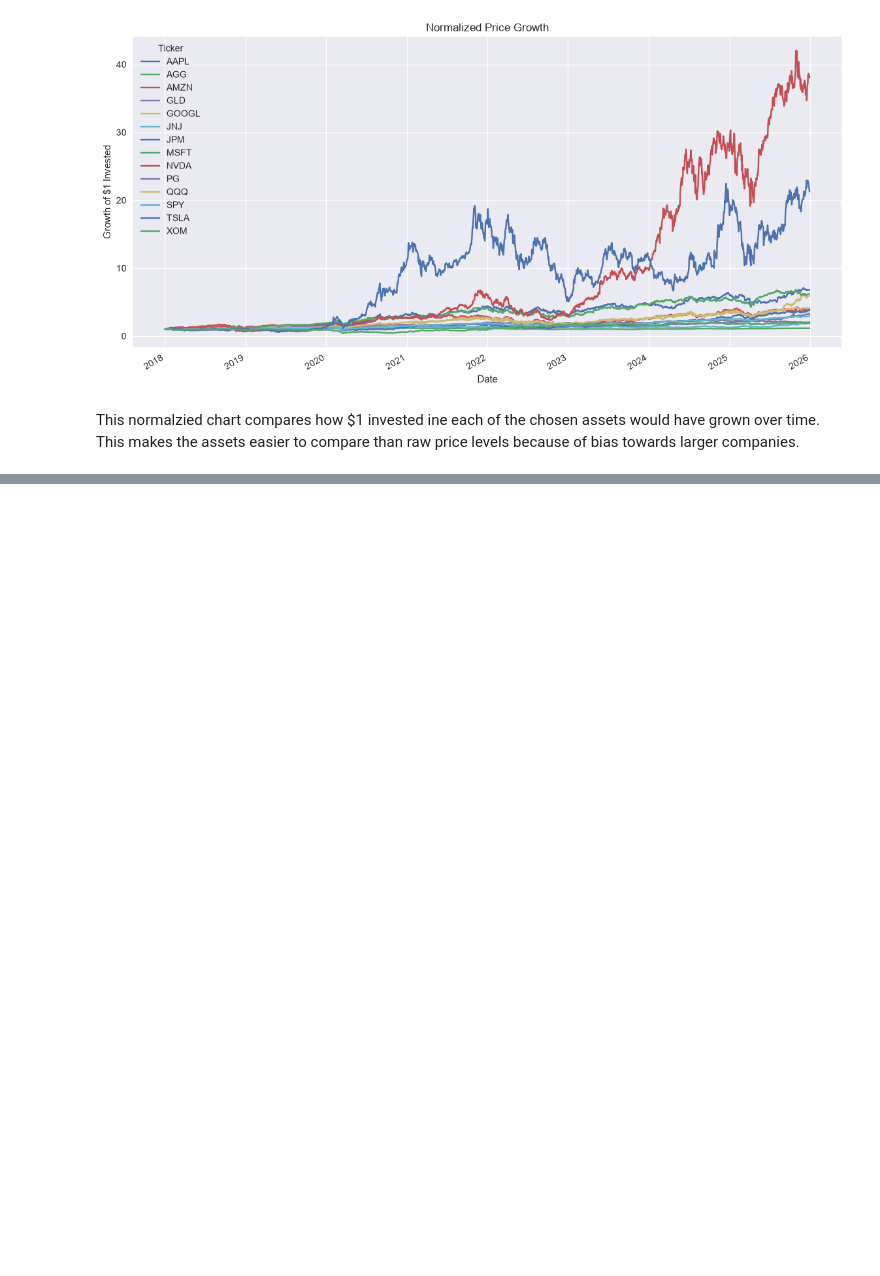
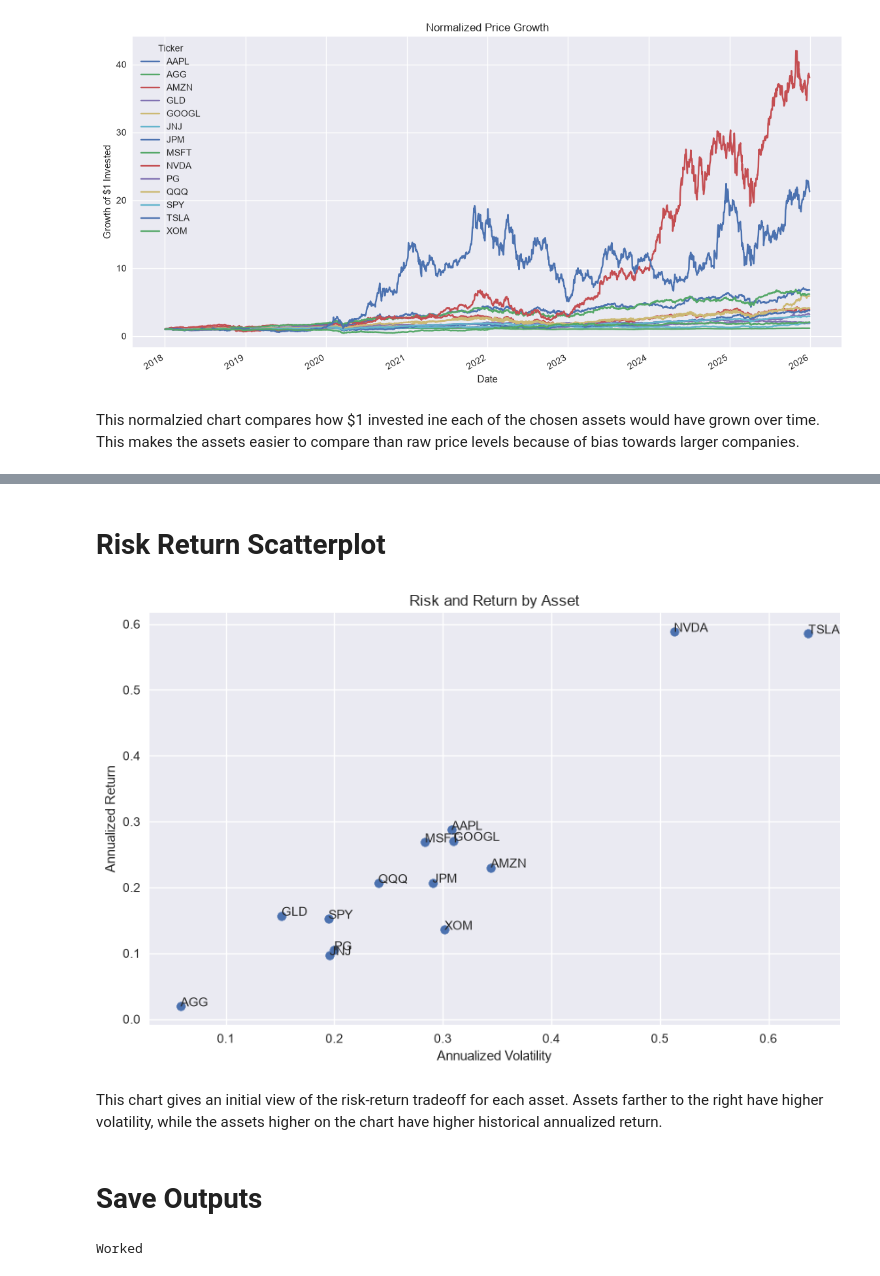
Before and after one commit to SamiiShabuse/INFO442-Group-Project, a Jupyter notebook: notebooks/01_data_acquisition.ipynb, the cells around one changed output, grey strips where cells are left out. Saved outputs shown, nothing was run; the diff lists cells and outputs as text; code cells hidden in the pictures; blank space fills up the shorter version.

Commit message:
create final summary for data exploratoin on yFinance

```diff
--- a/notebooks/01_data_acquisition.ipynb
+++ b/notebooks/01_data_acquisition.ipynb
@@ -296,0 +364,8 @@ This normalzied chart compares how $1 invested ine each of the chosen assets wou
+# %%
+TRADING_DAYS = 252
+
+annualized_return = daily_returns.mean() * TRADING_DAYS
+annualized_volatility = daily_returns.std() * np.sqrt(TRADING_DAYS)
+
+print(annualized_return)
+print(annualized_volatility)
@@ -296,0 +390,7 @@ This normalzied chart compares how $1 invested ine each of the chosen assets wou
+# %%
+summary_stats = pd.DataFrame({
+    "annualized_return" : annualized_return,
+    "annualized_volatility" : annualized_volatility
+})
+
+summary_stats
@@ -296,0 +414,26 @@ This normalzied chart compares how $1 invested ine each of the chosen assets wou
+# %% [markdown]
+# Risk Return Scatterplot
+# %%
+plt.figure(figsize=(10, 6))
+plt.scatter(
+    summary_stats["annualized_volatility"],
+    summary_stats["annualized_return"]
+)
+
+for ticker in summary_stats.index:
+    plt.text(
+        summary_stats.loc[ticker, "annualized_volatility"],
+        summary_stats.loc[ticker, "annualized_return"],
+        ticker
+    )
+
+plt.xlabel("Annualized Volatility")
+plt.ylabel("Annualized Return")
+plt.title("Risk and Return by Asset")
+plt.show()
+# %% [output]
+[figure, added]
+# %% [markdown]
+This chart gives an initial view of the risk-return tradeoff for each asset. Assets farther to the right have higher volatility, while the assets higher on the chart have higher historical annualized return.
+# %% [markdown]
+# Save Outputs
@@ -296,0 +444,4 @@ This normalzied chart compares how $1 invested ine each of the chosen assets wou
+# %%
+print("Worked")
+# %% [output]
+Worked
```
Also changed, not shown: parts of 14 cells of this notebook.
